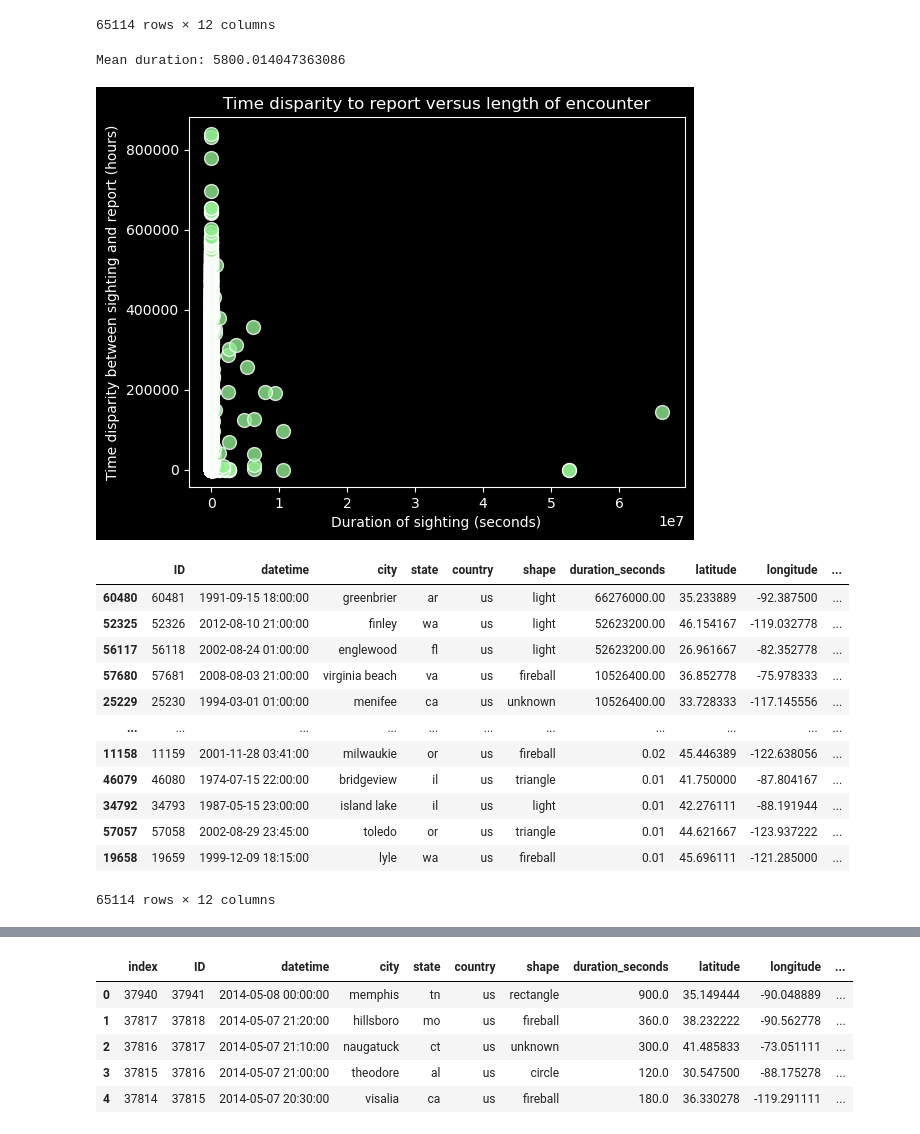
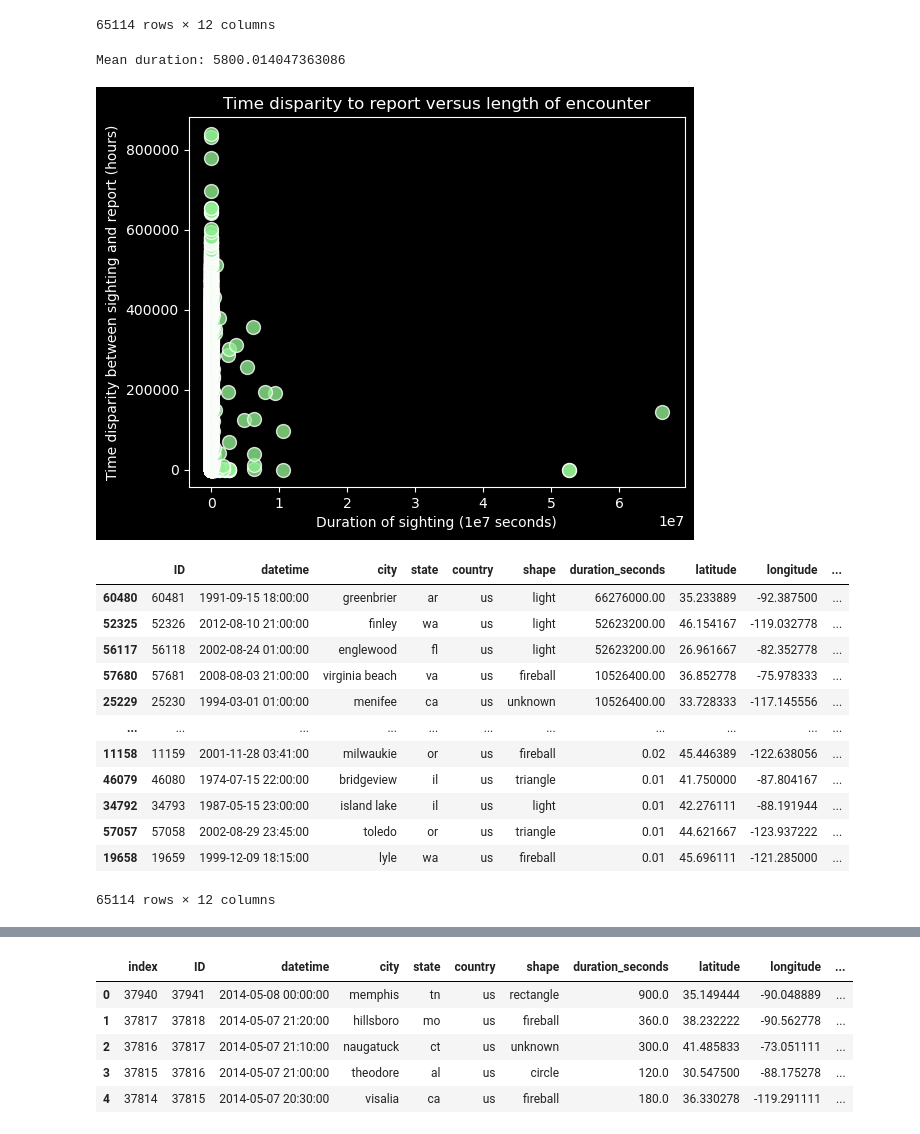
Before and after one commit to KushAGarg/project-3, a Jupyter notebook: data/andrew.ipynb, the cells around one changed output, grey strips where cells are left out. Cells and saved outputs as stored; diff of their text form; code cells hidden in the pictures.

Commit message:
fixed outlier graphs

```diff
--- a/data/andrew.ipynb
+++ b/data/andrew.ipynb
@@ -312,22 +312,22 @@ disparity_df
 # %%
 # Graph duration against the disparity, just to see if anything interesting comes up.
 duration_mean = disparity_df["duration_seconds"].mean()
 print(f"Mean duration: {duration_mean}")
 
 disparity_graph = plt.scatter(disparity_df["duration_seconds"], (disparity_df["time_disparity"].dt.total_seconds() / 3600), marker='o', edgecolor="white", color='lightgreen', s=100, alpha=0.8)
 plt.title("Time disparity to report versus length of encounter")
 plt.ylabel("Time disparity between sighting and report (hours)")
-plt.xlabel("Duration of sighting (seconds)")
+plt.xlabel("Duration of sighting (1e7 seconds)")
 plt.show()
 
 # Note that there are two outstanding anomalies throwing the data on duration. Consider trying to remove those from the data.
 # According to longest_obs, the outliers are IDs 60481, 52326, 56118
 
 disparity_df = disparity_df.sort_values(by=["duration_seconds"], ascending=False)
 disparity_df
 # %% [output]
 Mean duration: 5800.014047363086
-[figure, old version]
+[figure, new version]
 |  | ID | datetime | city | state | country | shape | duration_seconds | latitude | longitude | ... |
 | 60480 | 60481 | 1991-09-15 18:00:00 | greenbrier | ar | us | light | 66276000.00 | 35.233889 | -92.387500 | ... |
 | 52325 | 52326 | 2012-08-10 21:00:00 | finley | wa | us | light | 52623200.00 | 46.154167 | -119.032778 | ... |
```
Also changed, not shown: parts of 1 cell of this notebook, 3 other files.
